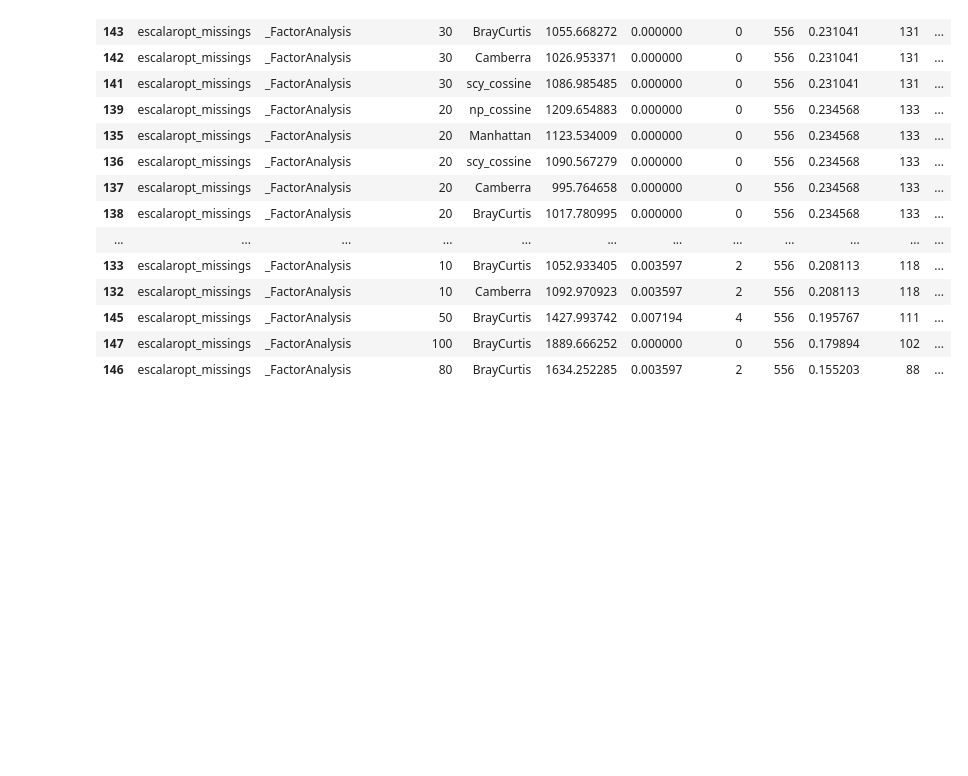
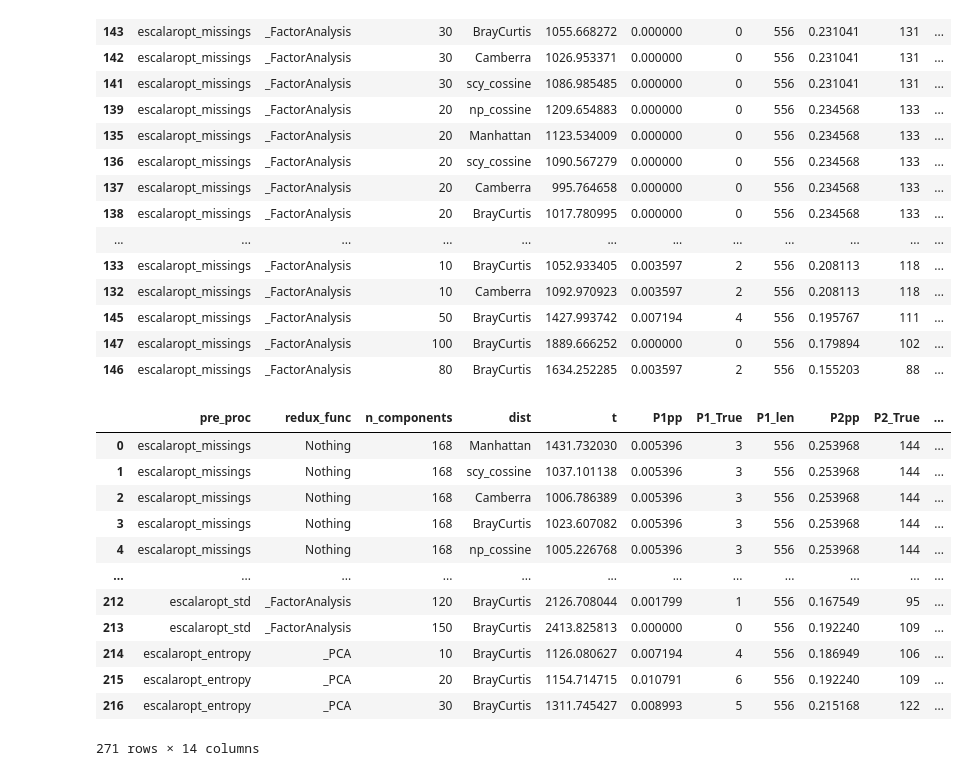
Before and after one commit to ysraell/aceleradev_private, a Jupyter notebook: projeto/EDA/Check_results.ipynb, the cells around one changed output. Drawn from its saved outputs; the diff is of its cells as text; code cells hidden in the pictures; blank space fills up the shorter version.

```diff
--- a/projeto/EDA/Check_results.ipynb
+++ b/projeto/EDA/Check_results.ipynb
@@ -184,3 +205,26 @@ df_laoded.query('redux_func == "_FactorAnalysis"').sort_values(by='T_True', asce
 | 145 | escalaropt_missings | _FactorAnalysis | 50 | BrayCurtis | 1427.993742 | 0.007194 | 4 | 556 | 0.195767 | 111 | ... |
 | 147 | escalaropt_missings | _FactorAnalysis | 100 | BrayCurtis | 1889.666252 | 0.000000 | 0 | 556 | 0.179894 | 102 | ... |
 | 146 | escalaropt_missings | _FactorAnalysis | 80 | BrayCurtis | 1634.252285 | 0.003597 | 2 | 556 | 0.155203 | 88 | ... |
+# %%
+results_csv_name1 = 'Results_RC1.csv'
+results_csv_name2 = 'Results_RC2.csv'
+df_laoded1 = pd.read_csv(results_csv_name1)
+df_laoded2 = pd.read_csv(results_csv_name2)
+# %%
+df_laoded = pd.concat([df_laoded2, df_laoded1]).drop_duplicates()
+# %%
+df_laoded
+# %% [output]
+|  | pre_proc | redux_func | n_components | dist | t | P1pp | P1_True | P1_len | P2pp | P2_True | ... |
+| 0 | escalaropt_missings | Nothing | 168 | Manhattan | 1431.732030 | 0.005396 | 3 | 556 | 0.253968 | 144 | ... |
+| 1 | escalaropt_missings | Nothing | 168 | scy_cossine | 1037.101138 | 0.005396 | 3 | 556 | 0.253968 | 144 | ... |
+| 2 | escalaropt_missings | Nothing | 168 | Camberra | 1006.786389 | 0.005396 | 3 | 556 | 0.253968 | 144 | ... |
+| 3 | escalaropt_missings | Nothing | 168 | BrayCurtis | 1023.607082 | 0.005396 | 3 | 556 | 0.253968 | 144 | ... |
+| 4 | escalaropt_missings | Nothing | 168 | np_cossine | 1005.226768 | 0.005396 | 3 | 556 | 0.253968 | 144 | ... |
+| ... | ... | ... | ... | ... | ... | ... | ... | ... | ... | ... | ... |
+| 212 | escalaropt_std | _FactorAnalysis | 120 | BrayCurtis | 2126.708044 | 0.001799 | 1 | 556 | 0.167549 | 95 | ... |
+| 213 | escalaropt_std | _FactorAnalysis | 150 | BrayCurtis | 2413.825813 | 0.000000 | 0 | 556 | 0.192240 | 109 | ... |
+| 214 | escalaropt_entropy | _PCA | 10 | BrayCurtis | 1126.080627 | 0.007194 | 4 | 556 | 0.186949 | 106 | ... |
+| 215 | escalaropt_entropy | _PCA | 20 | BrayCurtis | 1154.714715 | 0.010791 | 6 | 556 | 0.192240 | 109 | ... |
+| 216 | escalaropt_entropy | _PCA | 30 | BrayCurtis | 1311.745427 | 0.008993 | 5 | 556 | 0.215168 | 122 | ... |
+271 rows × 14 columns
```
Also changed, not shown: parts of 9 cells of this notebook, 3 other files.
